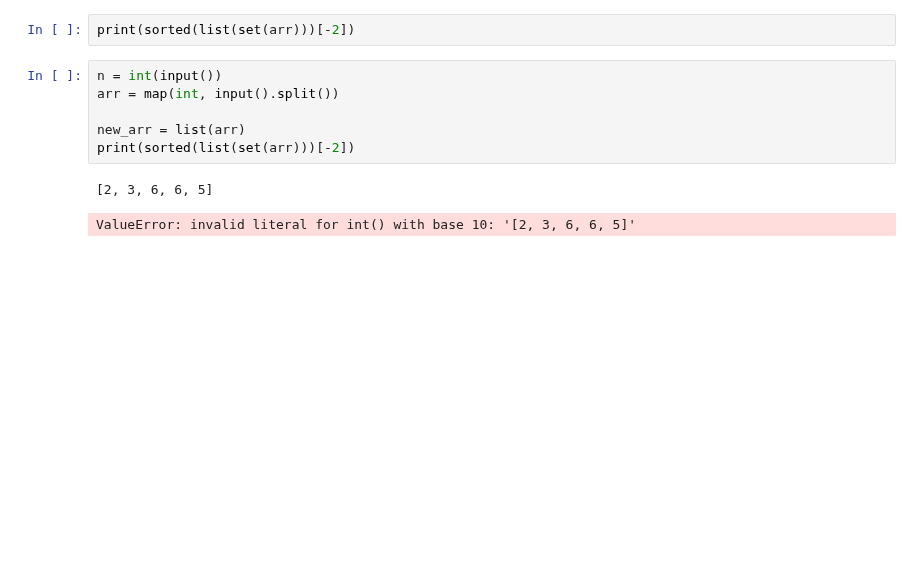
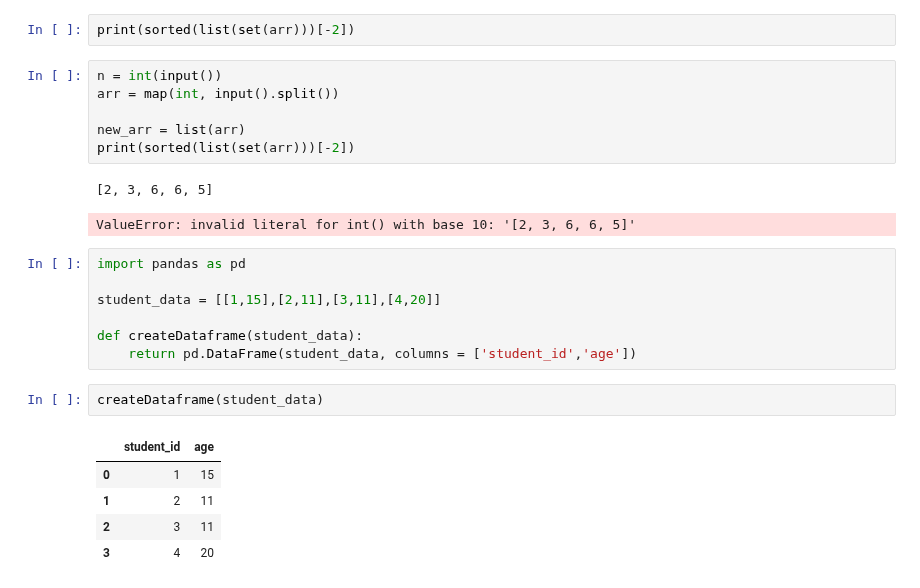
Before and after one commit to Tilak46-R/CODING-PRACTICE, a Jupyter notebook: Interview_questions.ipynb, the cells around one changed output. Drawn from its saved outputs; the diff is of its cells as text; blank space fills up the shorter version.

```diff
--- a/Interview_questions.ipynb
+++ b/Interview_questions.ipynb
@@ -4581,3 +4581,18 @@ print(sorted(list(set(arr)))[-2])
 # %% [output]
 [2, 3, 6, 6, 5]
 ValueError: invalid literal for int() with base 10: '[2, 3, 6, 6, 5]'
+# %%
+import pandas as pd
+
+student_data = [[1,15],[2,11],[3,11],[4,20]]
+
+def createDataframe(student_data):
+    return pd.DataFrame(student_data, columns = ['student_id','age'])
+# %%
+createDataframe(student_data)
+# %% [output]
+|  | student_id | age |
+| 0 | 1 | 15 |
+| 1 | 2 | 11 |
+| 2 | 3 | 11 |
+| 3 | 4 | 20 |
```
